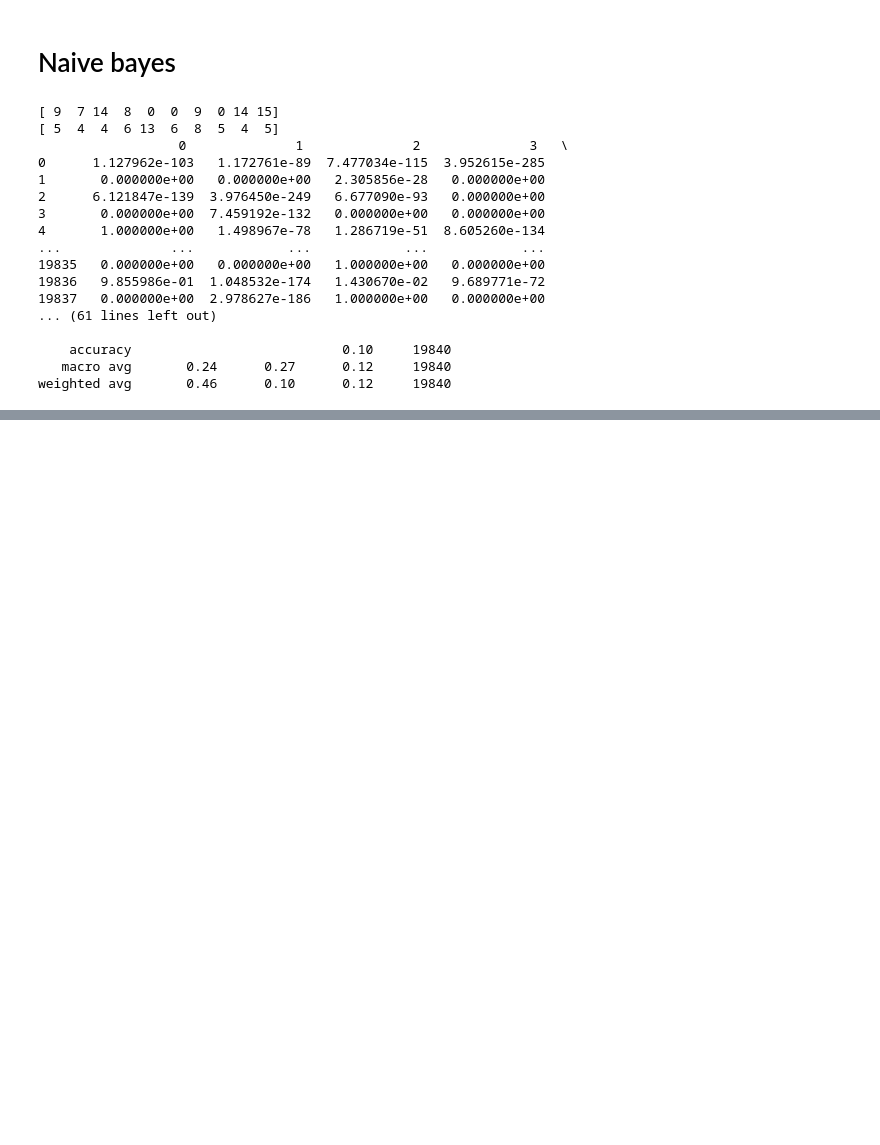
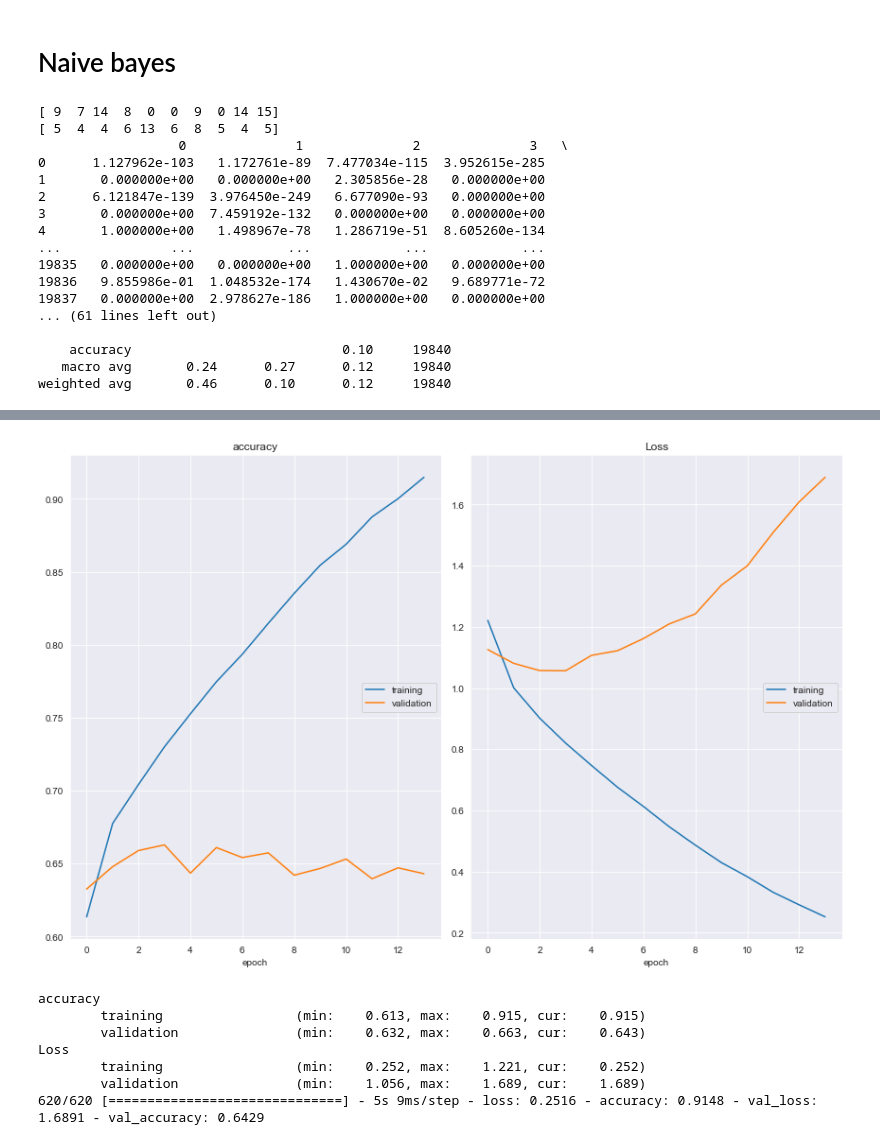
Before and after one commit to ThetaRangers/ML, a Jupyter notebook: other_models.ipynb, the cells around one changed output, grey strips where cells are left out. Cells and saved outputs as stored; diff of their text form; code cells hidden in the pictures; blank space fills up the shorter version.

```diff
--- a/other_models.ipynb
+++ b/other_models.ipynb
@@ -232,0 +324,16 @@ weighted avg       0.46      0.10      0.12     19840
+# %%
+early_stop = EarlyStopping(monitor='val_loss',
+                           patience=10,
+                           restore_best_weights=True,
+                           mode='min')
+
+history = model.fit(X_train, y_train, validation_data=(X_valid, y_valid), epochs=50, batch_size=64, callbacks=[early_stop, PlotLossesKeras()])
+# %% [output]
+[figure, added]
+accuracy
+        training                 (min:    0.613, max:    0.915, cur:    0.915)
+        validation               (min:    0.632, max:    0.663, cur:    0.643)
+Loss
+        training                 (min:    0.252, max:    1.221, cur:    0.252)
+        validation               (min:    1.056, max:    1.689, cur:    1.689)
+620/620 [==============================] - 5s 9ms/step - loss: 0.2516 - accuracy: 0.9148 - val_loss: 1.6891 - val_accuracy: 0.6429
```
Also changed, not shown: parts of 7 cells of this notebook.
